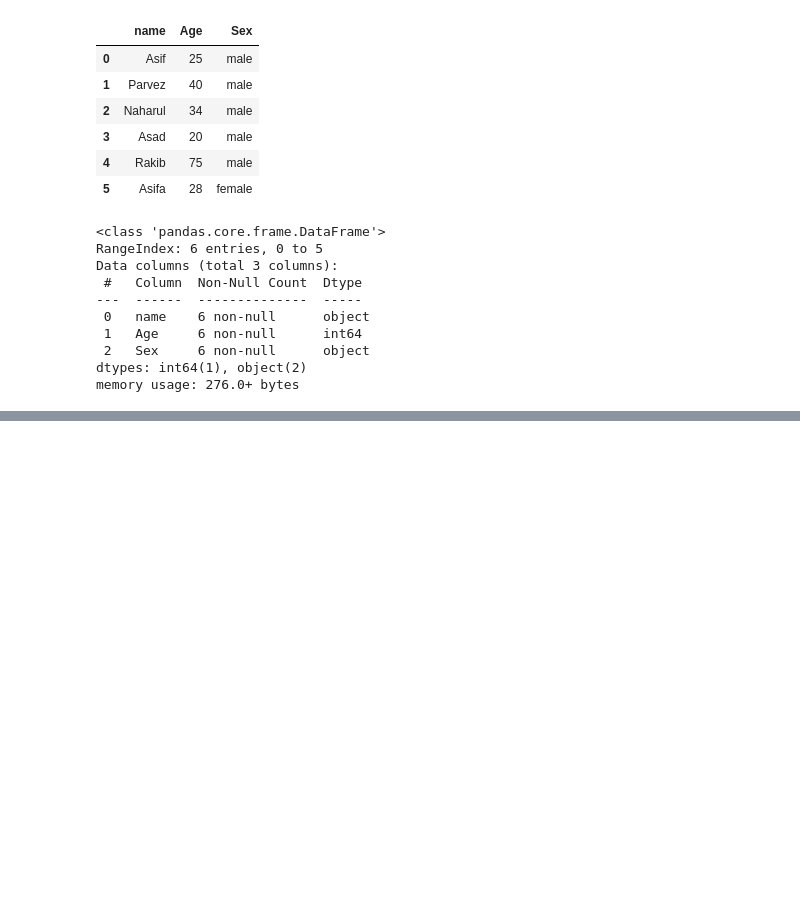
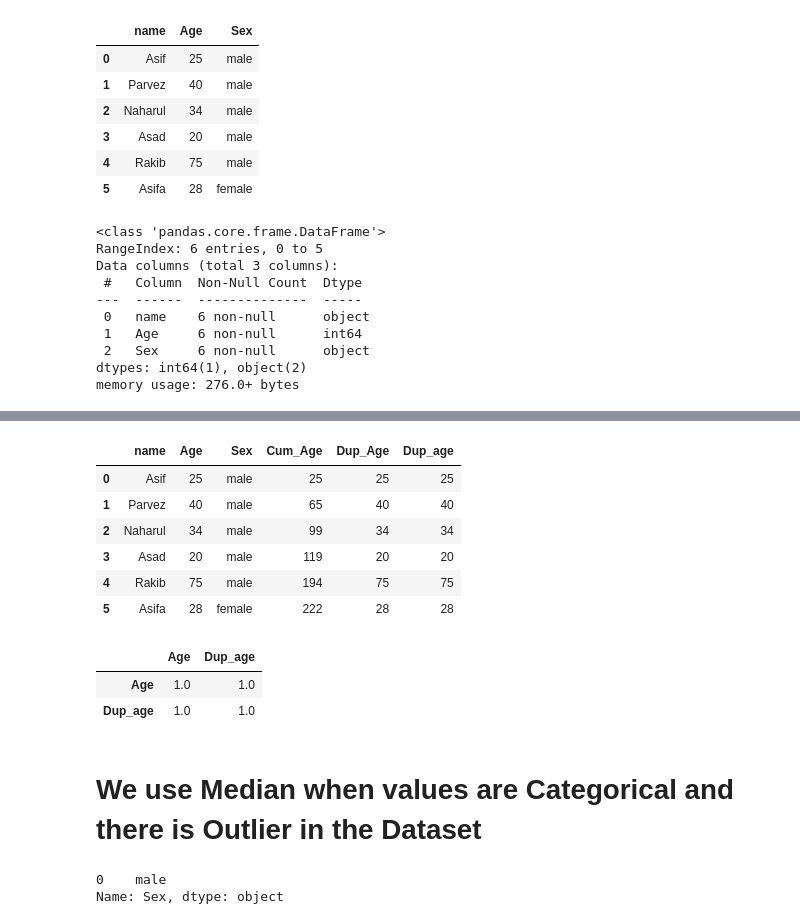
Before and after one commit to minhaz6996/hell-of-a-life, a Jupyter notebook: python-libraries/02-pandas.ipynb, the cells around one changed output, grey strips where cells are left out. Saved outputs shown, nothing was run; the diff lists cells and outputs as text; code cells hidden in the pictures; blank space fills up the shorter version.

```diff
--- a/python-libraries/02-pandas.ipynb
+++ b/python-libraries/02-pandas.ipynb
@@ -86,0 +154,2 @@ memory usage: 276.0+ bytes
+# %%
+df['Cum_Age']=df['Age'].cumsum()
@@ -86,0 +241,12 @@ memory usage: 276.0+ bytes
+# %%
+df['Dup_age'] = df['Age']
+# %%
+df
+# %% [output]
+|  | name | Age | Sex | Cum_Age | Dup_Age | Dup_age |
+| 0 | Asif | 25 | male | 25 | 25 | 25 |
+| 1 | Parvez | 40 | male | 65 | 40 | 40 |
+| 2 | Naharul | 34 | male | 99 | 34 | 34 |
+| 3 | Asad | 20 | male | 119 | 20 | 20 |
+| 4 | Rakib | 75 | male | 194 | 75 | 75 |
+| 5 | Asifa | 28 | female | 222 | 28 | 28 |
@@ -86,0 +255,13 @@ memory usage: 276.0+ bytes
+# %%
+df1
+# %% [output]
+|  | Age | Dup_age |
+| Age | 1.0 | 1.0 |
+| Dup_age | 1.0 | 1.0 |
+# %% [markdown]
+# We use Median when values are Categorical and there is Outlier in the Dataset
+# %%
+df['Sex'].mode()
+# %% [output]
+0    male
+Name: Sex, dtype: object
```
Also changed, not shown: parts of 50 cells of this notebook.
